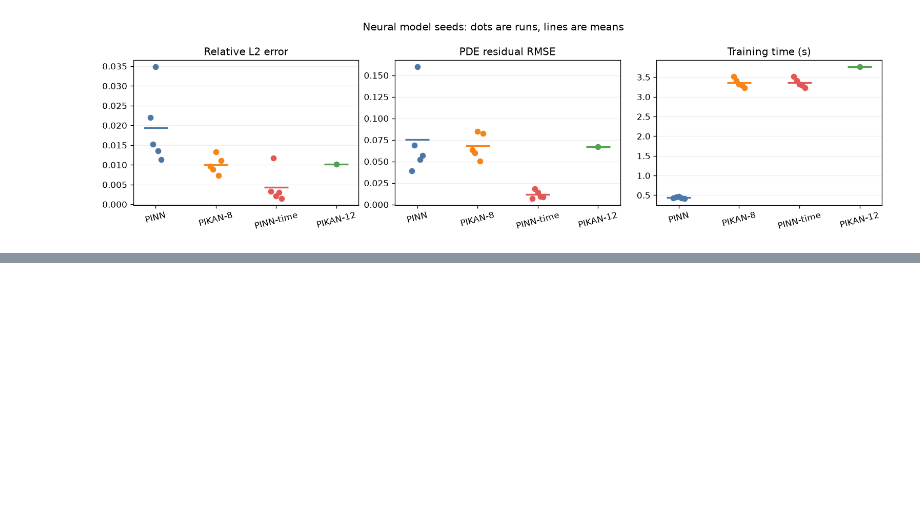
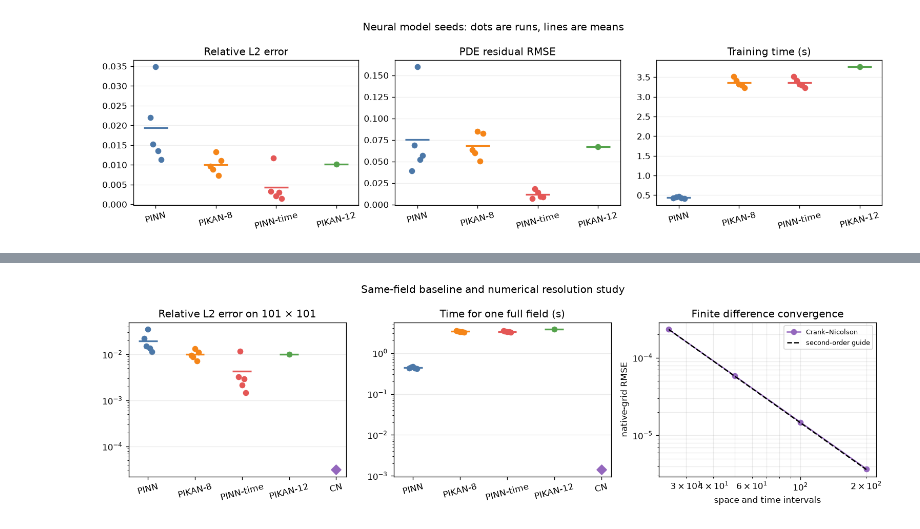
Before and after one commit to OussemaBenAmeur/Benchmark-Heat-Equation, a Jupyter notebook: PIKAN_Heat_Equation.ipynb, the cells around one changed output, grey strips where cells are left out. Drawn from its saved outputs; the diff is of its cells as text; code cells hidden in the pictures; blank space fills up the shorter version.

Commit message:
Complete numerical comparison, measured conclusions, and references

```diff
--- a/PIKAN_Heat_Equation.ipynb
+++ b/PIKAN_Heat_Equation.ipynb
@@ -555,0 +560,27 @@ plt.show()
+# %%
+fig, axes = plt.subplots(1, 3, figsize=(13, 3.8))
+for ax, metric, title in zip(axes[:2], ("relative_L2", "one_field_seconds"),
+                             ("Relative L2 error on 101 × 101", "Time for one full field (s)")):
+    for pos, (name, color) in enumerate(zip(names, colors)):
+        values = results.loc[results.model == name, metric].to_numpy()
+        jitter = np.linspace(-.08, .08, len(values)) if len(values) > 1 else [0]
+        ax.scatter(pos + np.asarray(jitter), values, color=color)
+        ax.hlines(values.mean(), pos - .2, pos + .2, colors=color, linewidth=2)
+    ax.scatter([4], [cn_relative_l2 if metric == "relative_L2" else cn_full_seconds],
+               marker="D", s=65, color="#9467bd")
+    ax.set_xticks(range(5), [*names, "CN"], rotation=15)
+    ax.set_yscale("log")
+    ax.set_title(title)
+    ax.grid(axis="y", alpha=.25)
+axes[2].loglog(resolution_df.intervals, resolution_df.RMSE, "o-", color="#9467bd", label="Crank–Nicolson")
+axes[2].loglog(resolution_df.intervals,
+               resolution_df.RMSE.iloc[0] * (resolution_df.intervals.iloc[0] / resolution_df.intervals)**2,
+               "k--", label="second-order guide")
+axes[2].set(xlabel="space and time intervals", ylabel="native-grid RMSE", title="Finite difference convergence")
+axes[2].legend(fontsize=8)
+axes[2].grid(True, which="both", alpha=.25)
+fig.suptitle("Same-field baseline and numerical resolution study")
+plt.tight_layout()
+plt.show()
+# %% [output]
+[figure, added]
```
Also changed, not shown: parts of 4 cells of this notebook.
